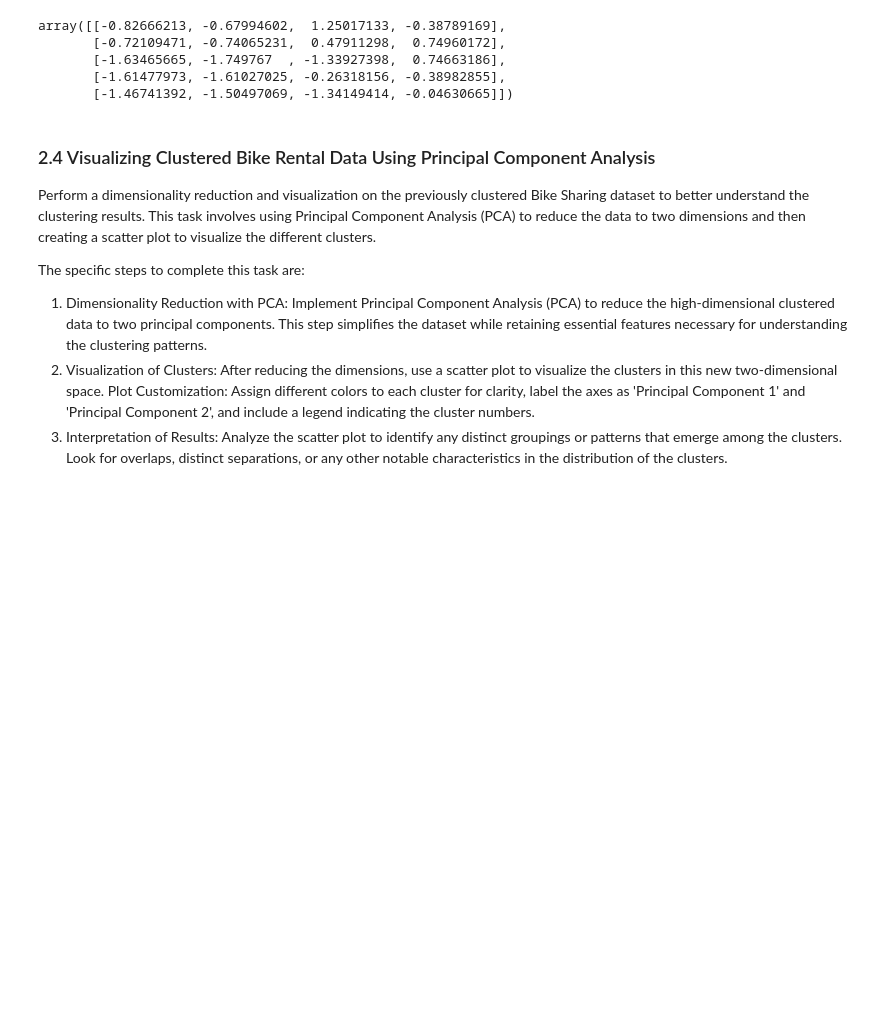
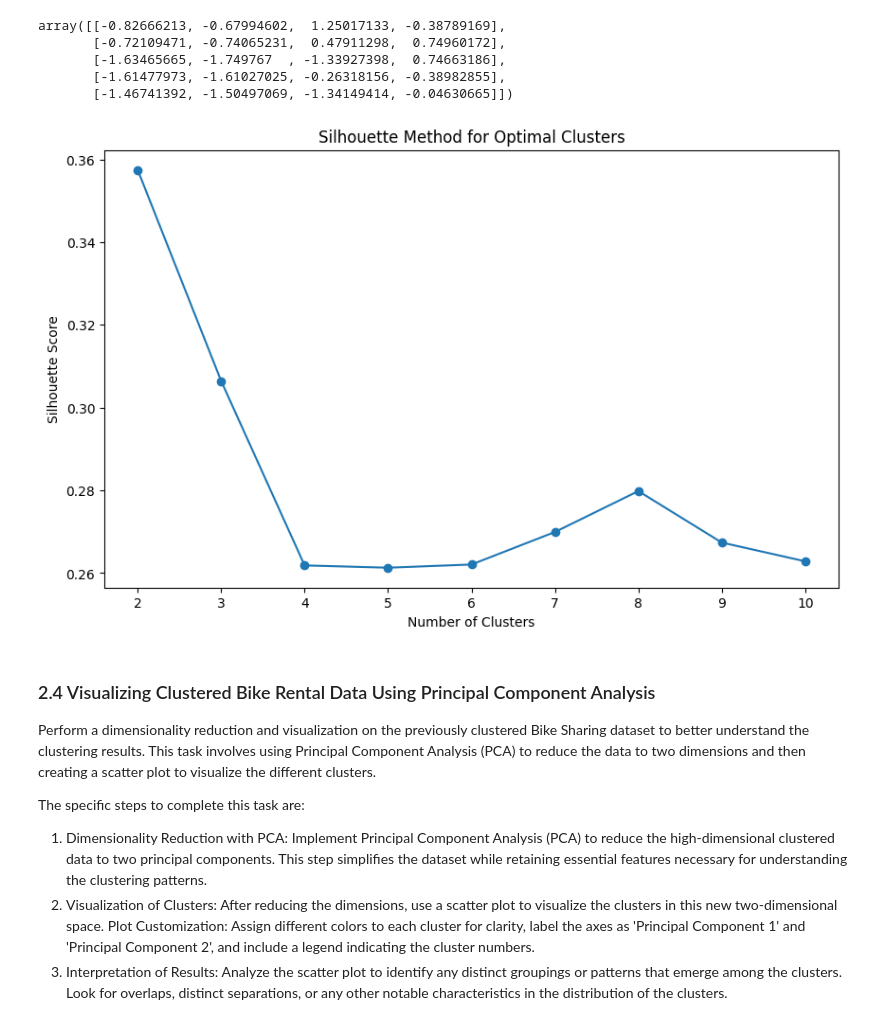
Before and after one commit to 3p10/Bike-Sharing-Dataset, a Jupyter notebook: Bike Sharing.ipynb, the cells around one changed output. Saved outputs shown, nothing was run; the diff lists cells and outputs as text; code cells hidden in the pictures; blank space fills up the shorter version.

```diff
--- a/Bike Sharing.ipynb
+++ b/Bike Sharing.ipynb
@@ -632,6 +632,32 @@ array([[-0.82666213, -0.67994602,  1.25017133, -0.38789169],
        [-1.63465665, -1.749767  , -1.33927398,  0.74663186],
        [-1.61477973, -1.61027025, -0.26318156, -0.38982855],
        [-1.46741392, -1.50497069, -1.34149414, -0.04630665]])
+# %%
+# Define a range of cluster numbers to test
+cluster_range = range(2, 11)
+silhouette_scores = []
+
+# Iterate through different cluster numbers
+for n_clusters in cluster_range:
+    # Initialize KMeans with the current number of clusters
+    kmeans = KMeans(n_clusters=n_clusters, random_state=42)
+
+    # Fit the model and predict cluster labels
+    cluster_labels = kmeans.fit_predict(clustering_subset_features_scaled)
+
+    # Calculate the silhouette score
+    silhouette_avg = silhouette_score(clustering_subset_features_scaled, cluster_labels)
+    silhouette_scores.append(silhouette_avg)
+
+# Plot the silhouette scores for different cluster numbers
+plt.figure(figsize=(10, 6))
+plt.plot(cluster_range, silhouette_scores, marker='o')
+plt.title('Silhouette Method for Optimal Clusters')
+plt.xlabel('Number of Clusters')
+plt.ylabel('Silhouette Score')
+plt.show()
+# %% [output]
+[figure, added]
 # %% [markdown]
 ### 2.4 Visualizing Clustered Bike Rental Data Using Principal Component Analysis
 Perform a dimensionality reduction and visualization on the previously clustered Bike Sharing dataset to better understand the clustering results. This task involves using Principal Component Analysis (PCA) to reduce the data to two dimensions and then creating a scatter plot to visualize the different clusters.
```
